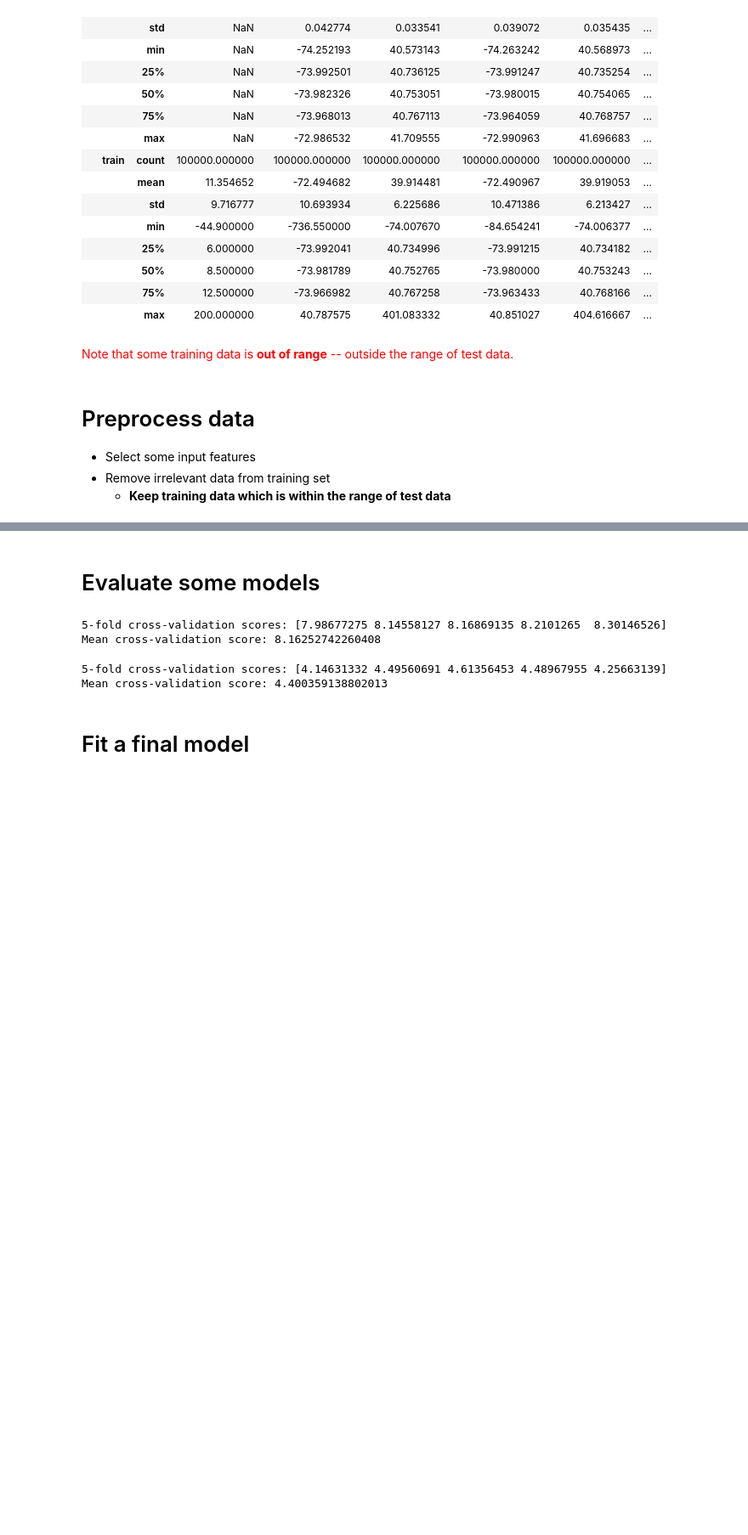
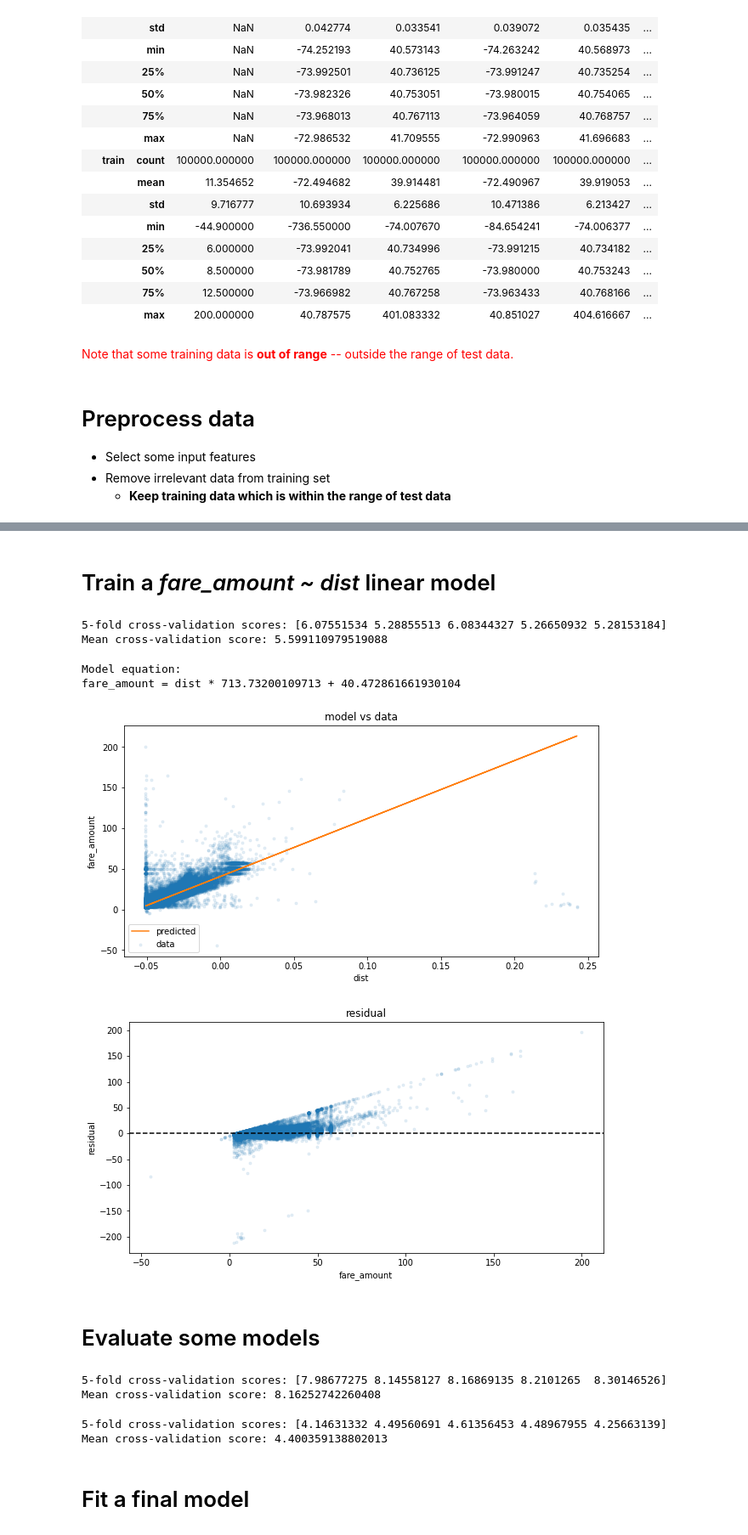
Before and after one commit to cfong32/data6100-final-proj, a Jupyter notebook: data6100_final_proj.ipynb, the cells around one changed output, grey strips where cells are left out. Shown at 85% size. Cells and saved outputs as stored; diff of their text form; code cells hidden in the pictures; blank space fills up the shorter version.

Commit message:
Added linear model: fare ~ dist

```diff
--- a/data6100_final_proj.ipynb
+++ b/data6100_final_proj.ipynb
@@ -36,6 +51,7 @@ df = (
         weekday=lambda x: x.pickup_datetime.dt.weekday,
         hour   =lambda x: x.pickup_datetime.dt.hour,
         minute =lambda x: x.pickup_datetime.dt.minute,
+        dist   =lambda x: compute_dist(x),
      )
 )
 trainset = df.dataset == 'train'
@@ -96,6 +112,7 @@ cols_X = [
     'weekday',
     'hour',
     'minute',
+    'dist',
 ]
 col_y = 'fare_amount'
 
@@ -135,3 +152,60 @@ X_train.shape, y_train.shape
+# %% [markdown]
+# Train a *fare_amount ~ dist* linear model
+# %%
+# Evaluate performnace using CV
+
+from sklearn.model_selection import cross_val_score
+from sklearn.linear_model import LinearRegression
+
+X_train_dist_only = X_train[:,[-1]]
+model = LinearRegression()
+scores = -cross_val_score(model,
+                          X_train_dist_only,
+                          y_train,
+                          cv=5,
+                          scoring='neg_root_mean_squared_error')
+
+print('5-fold cross-validation scores:', scores)
+print('Mean cross-validation score:', np.mean(scores))
+# %% [output]
+5-fold cross-validation scores: [6.07551534 5.28855513 6.08344327 5.26650932 5.28153184]
+Mean cross-validation score: 5.599110979519088
+# %%
+# Fit a model to obtain learned parameters
+
+model.fit(X_train_dist_only, y_train)
+y_hat = model.predict(X_train_dist_only)
+y_residual = y_train - y_hat
+
+beta = model.coef_[0]
+offset = model.intercept_
+print(f'Model equation:')
+print(f'fare_amount = dist * {beta} + {offset}')
+# %% [output]
+Model equation:
+fare_amount = dist * 713.73200109713 + 40.472861661930104
+# %%
+# Visualize model performance
+
+plt.figure(figsize=(10,5))
+plt.scatter(X_train_dist_only, y_train, label='data', alpha=0.1, marker='.', color='C0')
+plt.plot(X_train_dist_only, y_hat, label='predicted', color='C1')
+plt.title('model vs data')
+plt.ylabel('fare_amount')
+plt.xlabel('dist')
+plt.legend()
+plt.show()
+
+plt.figure(figsize=(10,5))
+plt.scatter(y_train, y_residual, label='data', alpha=0.1, marker='.', color='C0')
+plt.axhline(0, color='k', ls='--')
+plt.title('residual')
+plt.ylabel('residual')
+plt.xlabel('fare_amount')
+plt.show()
+# %% [output]
+[figure, added]
+[figure, added]
 # %% [markdown]
 # Evaluate some models
 # %%
```
Also changed, not shown: parts of 5 cells of this notebook.
